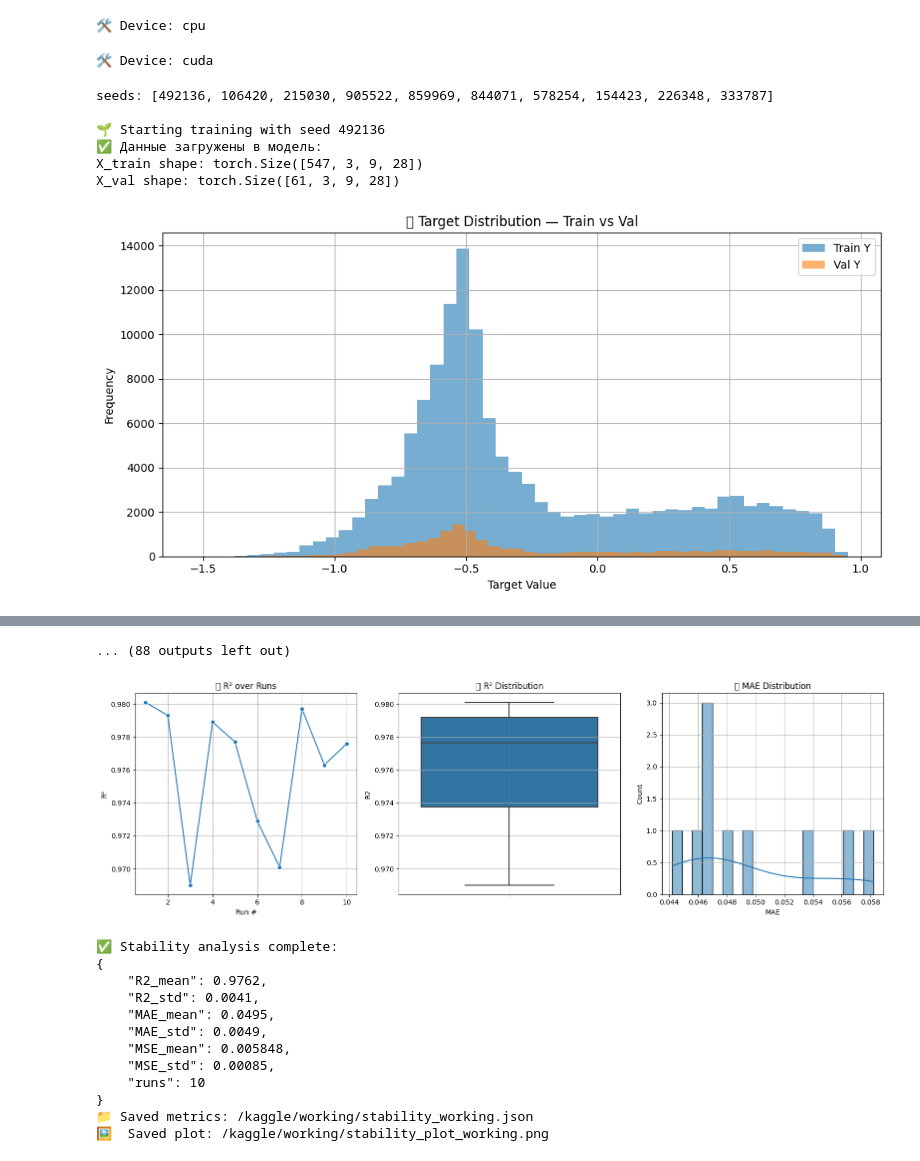
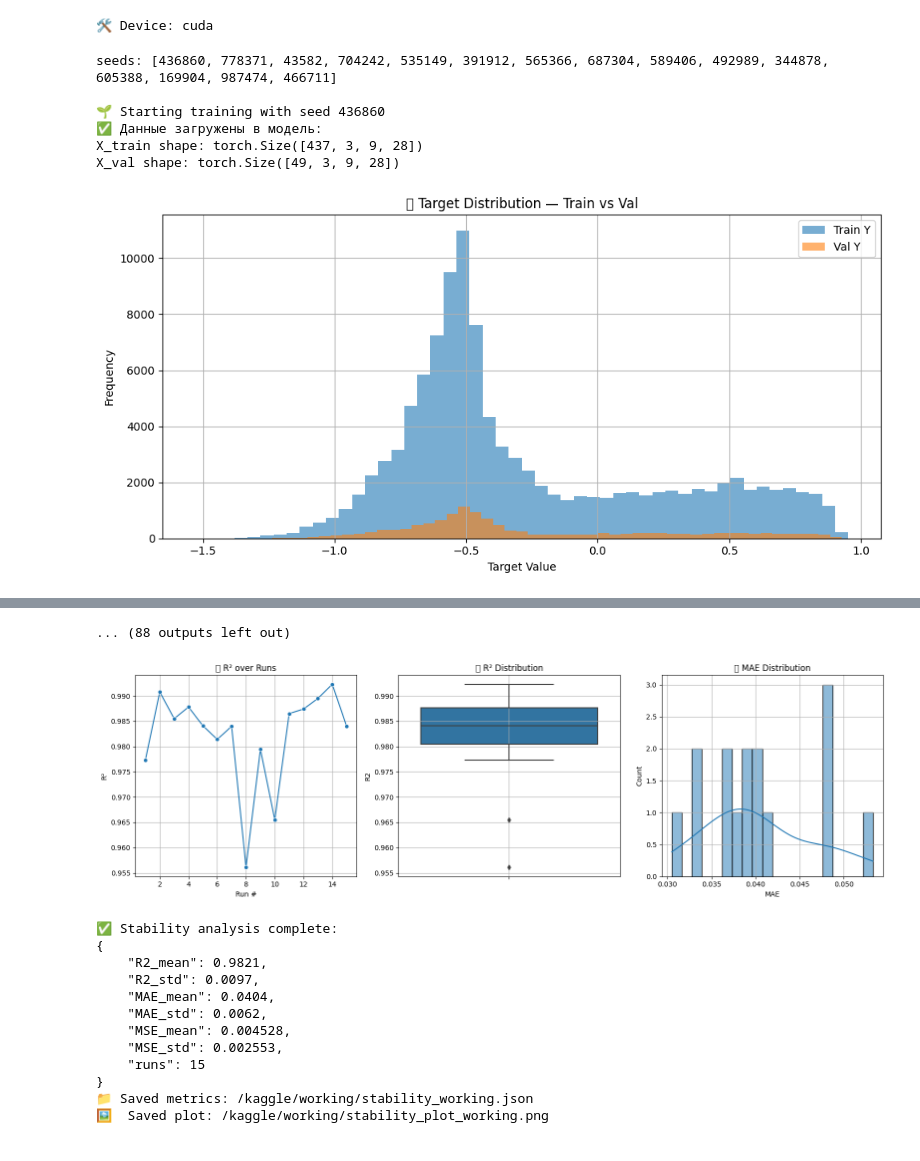
Before and after one commit to fzakharov129/wind_pressure_prediction_CNN, a Jupyter notebook: notebooks/03_final_config_stability.ipynb, the cells around one changed output, grey strips where cells are left out. Drawn from its saved outputs; the diff is of its cells as text; code cells hidden in the pictures.

```diff
--- a/notebooks/03_final_config_stability.ipynb
+++ b/notebooks/03_final_config_stability.ipynb
@@ -26,12 +26,4 @@ from torch.utils.data import Dataset, DataLoader, TensorDataset
 
 # ⏳ Прогресс-бар
 from tqdm import tqdm
-# %%
-# ----------------------------
-# Device setup
-# ----------------------------
-device = torch.device("cuda" if torch.cuda.is_available() else "cpu")
-print(f"🛠 Device: {device}")
-# %% [output]
-🛠 Device: cpu
 # %%
@@ -274,11 +272,11 @@ with open(CONFIG_PATH, "r") as f:
     config = json.load(f)
 
 
-X_all = np.load(DATA_ROOT / "X_cnn.npy")
-Y_all = np.load(DATA_ROOT / "Y_cnn.npy")
+X_all = np.load(DATA_ROOT / "X_cnn_case_id.npy")
+Y_all = np.load(DATA_ROOT / "Y_cnn_case_id.npy")
 
 # === Цикл по сидом
-NUM_RUNS = 10
+NUM_RUNS = 15
 random.seed(int(time.time()))  # или просто random.seed() для более случайной генерации
 seeds = random.sample(range(1_000_000), NUM_RUNS)  # 10 уникальных случайных seed
 base_run_id = CONFIG_PATH.parent.name
@@ -332,35 +330,35 @@ for seed in seeds:
 
     # === Логирование в CSV
     log_header = "run_id,seed,lr,batch_size,activation_fn,optimizer,filters,R2,MAE,MSE\n"
 
     log_line = (
         f"{run_id},{seed},{config_run['lr']:.0e},{config_run['batch_size']},"
         f"{config_run['activation_fn']},{config_run['optimizer']},"
         f"\"{config_run['filters']}\",{metrics['R2']:.4f},{metrics['MAE']:.4f},{metrics['MSE']:.6f}\n"
     )
 
     # Создаём файл, если его ещё нет
     write_header = not os.path.exists(LOG_CSV_PATH)
 
     with open(LOG_CSV_PATH, "a") as f:
         if write_header:
             f.write(log_header)
         f.write(log_line)
 
 # Найдём лучший результат
 best_result = max(all_results, key=lambda x: x["R2"])
 
 # Выводим
 print("\n🏆 Лучший запуск:")
 print(f"🆔 Run ID: {best_result['run_id']}")
 print(f"📈 R²: {best_result['R2']:.4f}")
 print(f"📉 MAE: {best_result['MAE']:.4f}")
 print(f"📉 MSE: {best_result['MSE']:.6f}")
 # %% [output]
-seeds: [492136, 106420, 215030, 905522, 859969, 844071, 578254, 154423, 226348, 333787]
+seeds: [436860, 778371, 43582, 704242, 535149, 391912, 565366, 687304, 589406, 492989, 344878, 605388, 169904, 987474, 466711]
 
-🌱 Starting training with seed 492136
+🌱 Starting training with seed 436860
 ✅ Данные загружены в модель:
-X_train shape: torch.Size([547, 3, 9, 28])
-X_val shape: torch.Size([61, 3, 9, 28])
+X_train shape: torch.Size([437, 3, 9, 28])
+X_val shape: torch.Size([49, 3, 9, 28])
-[figure, old version]
+[figure, new version]
@@ -441,16 +439,16 @@ print(json.dumps(stability, indent=4))
 print(f"📁 Saved metrics: {stability_path}")
 print(f"🖼️  Saved plot: {fig_path}")
 # %% [output]
-[figure, old version]
+[figure, new version]
 ✅ Stability analysis complete:
 {
-    "R2_mean": 0.9762,
-    "R2_std": 0.0041,
-    "MAE_mean": 0.0495,
-    "MAE_std": 0.0049,
-    "MSE_mean": 0.005848,
-    "MSE_std": 0.00085,
-    "runs": 10
+    "R2_mean": 0.9821,
+    "R2_std": 0.0097,
+    "MAE_mean": 0.0404,
+    "MAE_std": 0.0062,
+    "MSE_mean": 0.004528,
+    "MSE_std": 0.002553,
+    "runs": 15
 }
 📁 Saved metrics: /kaggle/working/stability_working.json
 🖼️  Saved plot: /kaggle/working/stability_plot_working.png
```
Also changed, not shown: parts of 3 cells of this notebook.
